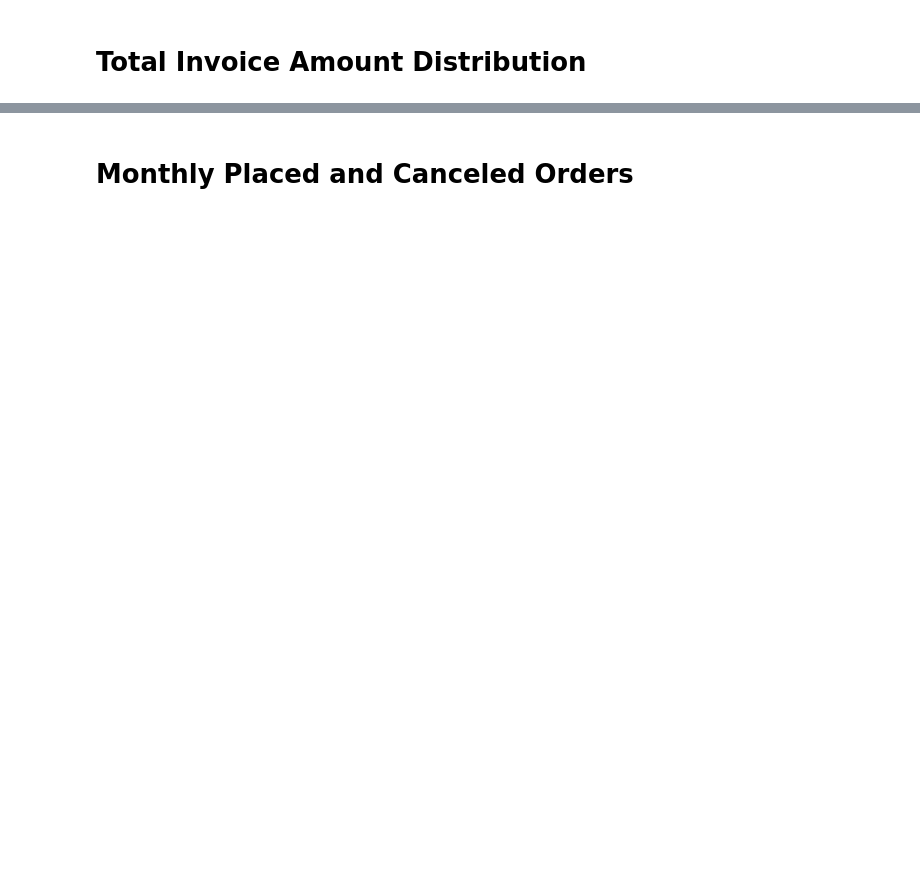
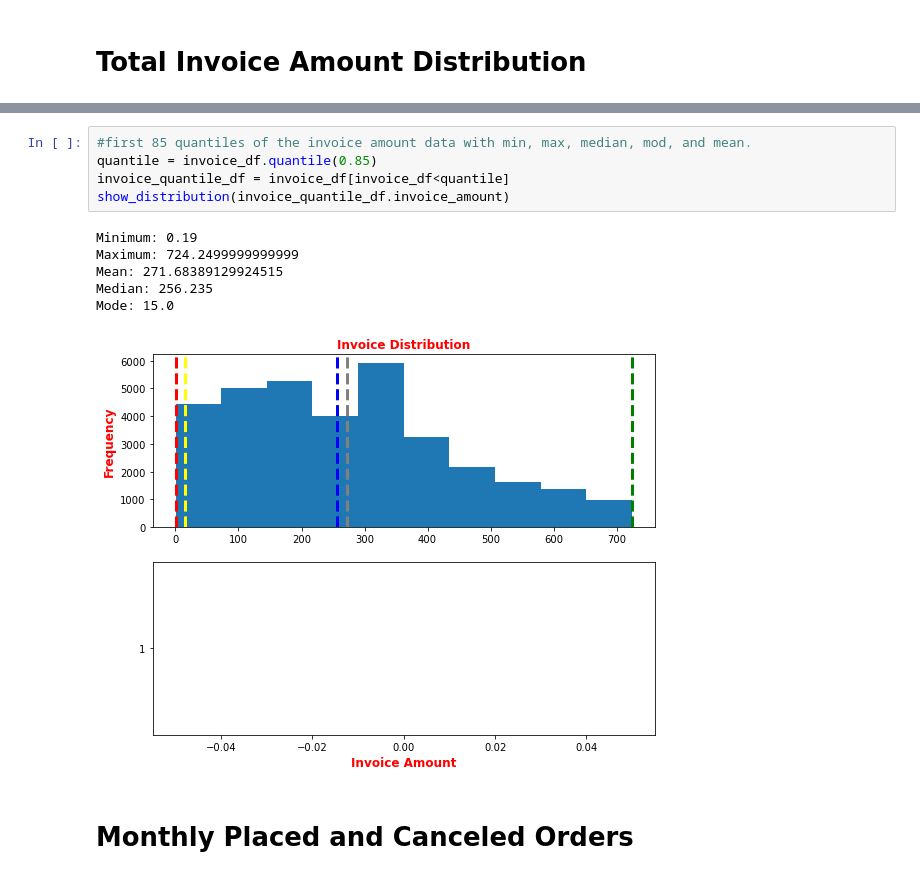
Before and after one commit to jarviscanada/jarvis_data_eng_HarikrishnaPillai, a Jupyter notebook: python_data_analytics/python_data_wrangling/retail_data_analytics_wrangling.ipynb, the cells around one changed output, grey strips where cells are left out. Drawn from its saved outputs; the diff is of its cells as text; blank space fills up the shorter version.

```diff
--- a/python_data_analytics/python_data_wrangling/retail_data_analytics_wrangling.ipynb
+++ b/python_data_analytics/python_data_wrangling/retail_data_analytics_wrangling.ipynb
@@ -93,2 +179,14 @@ AttributeError: 'function' object has no attribute 'head'
+# %%
+#first 85 quantiles of the invoice amount data with min, max, median, mod, and mean.
+quantile = invoice_df.quantile(0.85)
+invoice_quantile_df = invoice_df[invoice_df<quantile]
+show_distribution(invoice_quantile_df.invoice_amount)
+# %% [output]
+Minimum: 0.19
+Maximum: 724.2499999999999
+Mean: 271.68389129924515
+Median: 256.235
+Mode: 15.0
+[figure, added]
 # %% [markdown]
 # Monthly Placed and Canceled Orders
```
Also changed, not shown: parts of 31 cells of this notebook, 2 other files.
